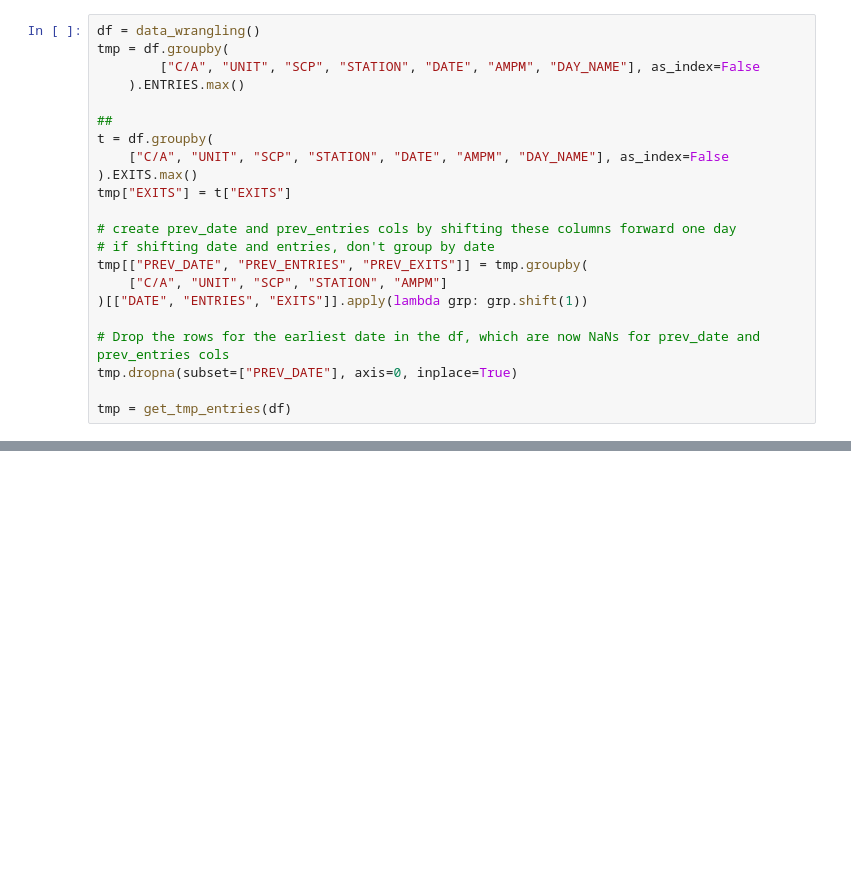
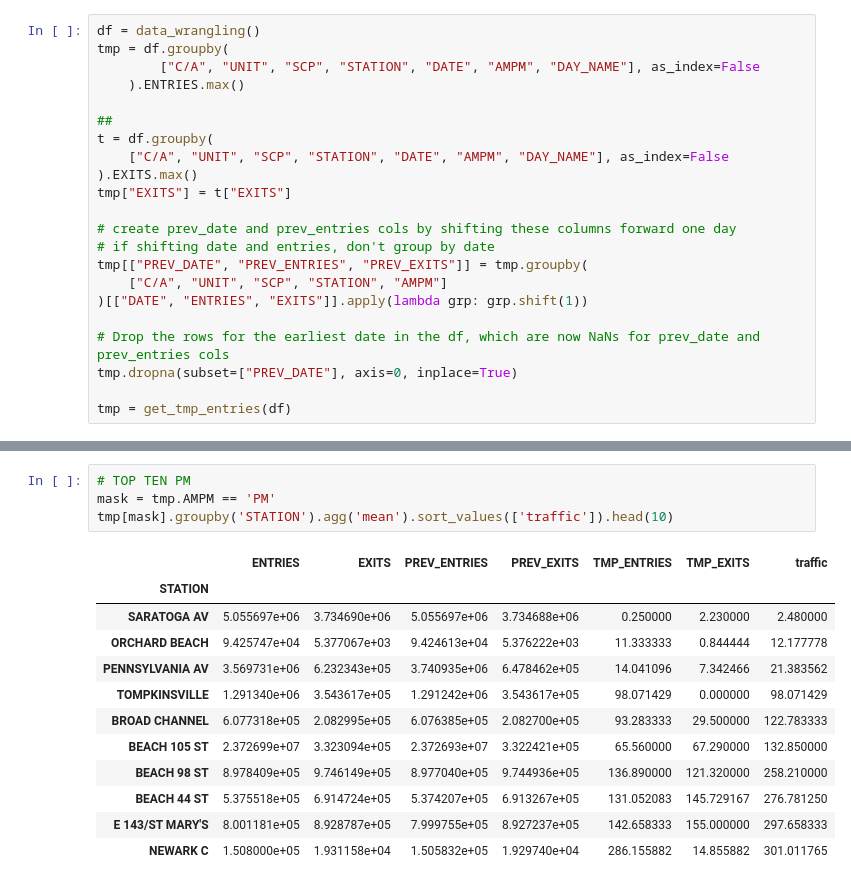
Before and after one commit to weizhao-BME/metis-project1, a Jupyter notebook: ew_figures.ipynb, the cells around one changed output, grey strips where cells are left out. Drawn from its saved outputs; the diff is of its cells as text; blank space fills up the shorter version.

```diff
--- a/ew_figures.ipynb
+++ b/ew_figures.ipynb
@@ -75,0 +97,17 @@ by_day
+# %%
+# TOP TEN PM
+mask = tmp.AMPM == 'PM'
+tmp[mask].groupby('STATION').agg('mean').sort_values(['traffic']).head(10)
+# %% [output]
+|  | ENTRIES | EXITS | PREV_ENTRIES | PREV_EXITS | TMP_ENTRIES | TMP_EXITS | traffic |
+| STATION |  |  |  |  |  |  |  |
+| SARATOGA AV | 5.055697e+06 | 3.734690e+06 | 5.055697e+06 | 3.734688e+06 | 0.250000 | 2.230000 | 2.480000 |
+| ORCHARD BEACH | 9.425747e+04 | 5.377067e+03 | 9.424613e+04 | 5.376222e+03 | 11.333333 | 0.844444 | 12.177778 |
+| PENNSYLVANIA AV | 3.569731e+06 | 6.232343e+05 | 3.740935e+06 | 6.478462e+05 | 14.041096 | 7.342466 | 21.383562 |
+| TOMPKINSVILLE | 1.291340e+06 | 3.543617e+05 | 1.291242e+06 | 3.543617e+05 | 98.071429 | 0.000000 | 98.071429 |
+| BROAD CHANNEL | 6.077318e+05 | 2.082995e+05 | 6.076385e+05 | 2.082700e+05 | 93.283333 | 29.500000 | 122.783333 |
+| BEACH 105 ST | 2.372699e+07 | 3.323094e+05 | 2.372693e+07 | 3.322421e+05 | 65.560000 | 67.290000 | 132.850000 |
+| BEACH 98 ST | 8.978409e+05 | 9.746149e+05 | 8.977040e+05 | 9.744936e+05 | 136.890000 | 121.320000 | 258.210000 |
+| BEACH 44 ST | 5.375518e+05 | 6.914724e+05 | 5.374207e+05 | 6.913267e+05 | 131.052083 | 145.729167 | 276.781250 |
+| E 143/ST MARY'S | 8.001181e+05 | 8.928787e+05 | 7.999755e+05 | 8.927237e+05 | 142.658333 | 155.000000 | 297.658333 |
+| NEWARK C | 1.508000e+05 | 1.931158e+04 | 1.505832e+05 | 1.929740e+04 | 286.155882 | 14.855882 | 301.011765 |
```
Also changed, not shown: parts of 6 cells of this notebook.
